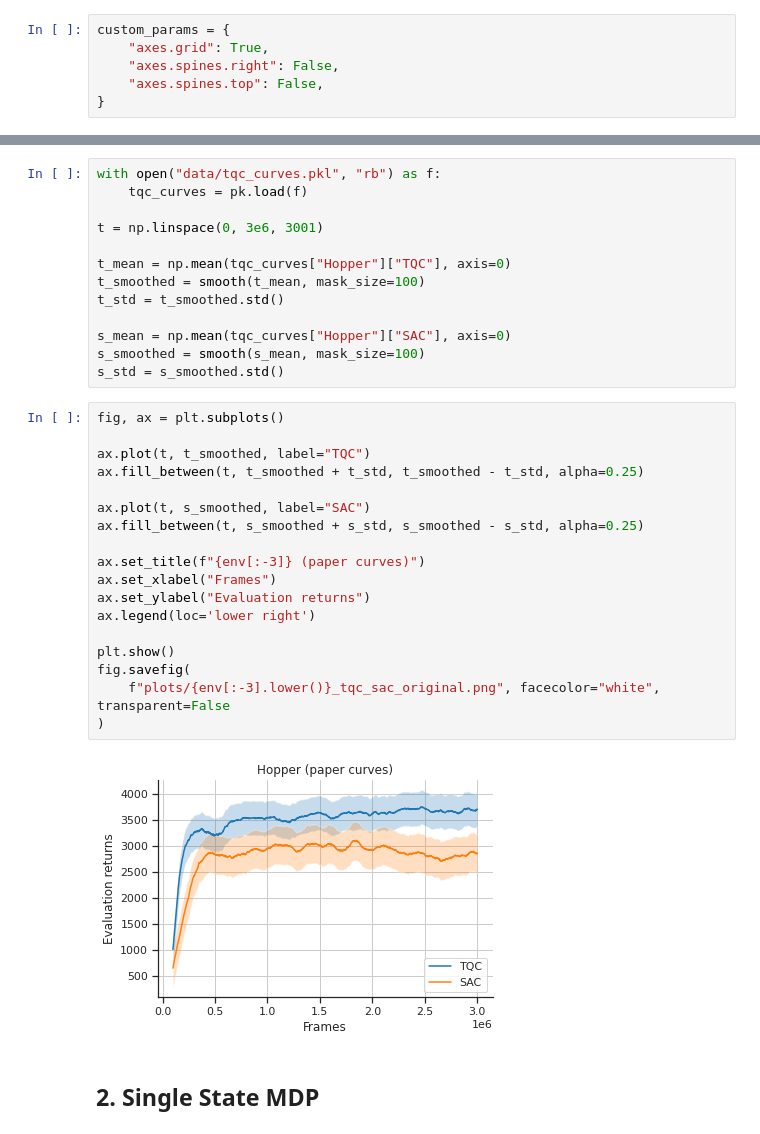
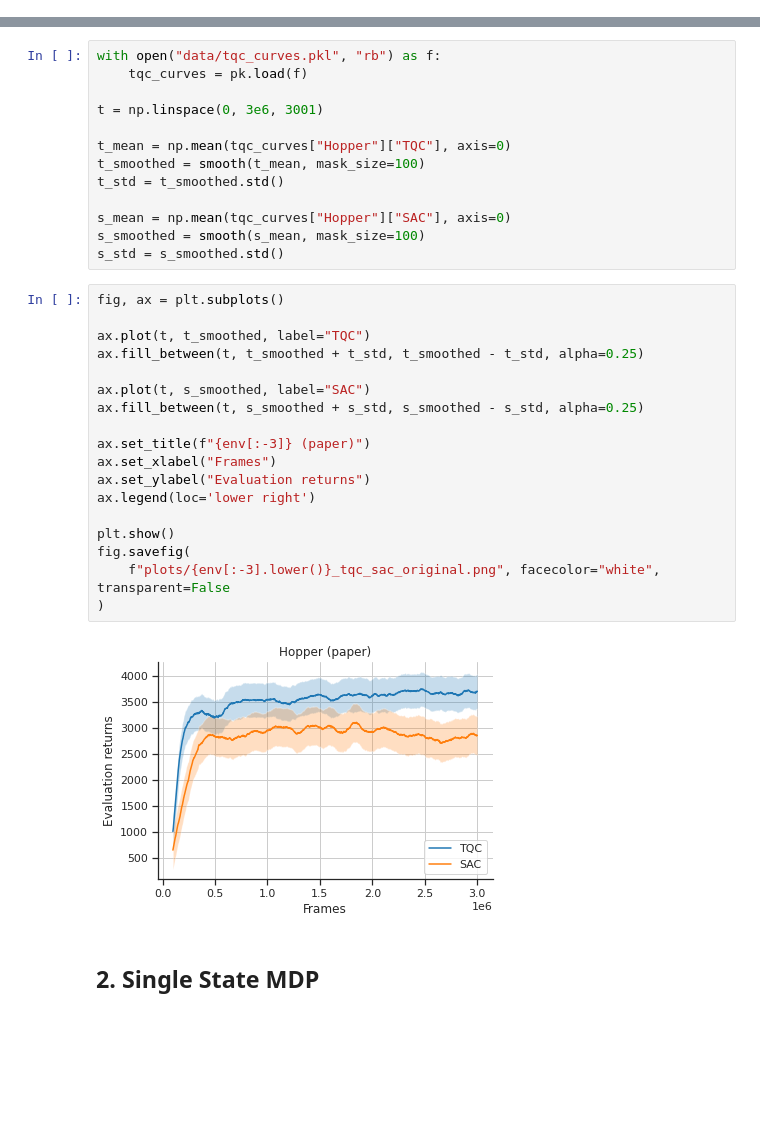
Before and after one commit to julesdubr/iar_tqc, a Jupyter notebook: plot.ipynb, the cells around one changed output, grey strips where cells are left out. Cells and saved outputs as stored; diff of their text form; blank space fills up the shorter version.

```diff
--- a/plot.ipynb
+++ b/plot.ipynb
@@ -12,9 +15,3 @@ import glob
-# %%
-custom_params = {
-    "axes.grid": True,
-    "axes.spines.right": False,
-    "axes.spines.top": False,
-}
 # %% [markdown]
 ## 1. Hopper
 # %% [markdown]
@@ -93,23 +90,23 @@ s_std = s_smoothed.std()
 # %%
 fig, ax = plt.subplots()
 
 ax.plot(t, t_smoothed, label="TQC")
 ax.fill_between(t, t_smoothed + t_std, t_smoothed - t_std, alpha=0.25)
 
 ax.plot(t, s_smoothed, label="SAC")
 ax.fill_between(t, s_smoothed + s_std, s_smoothed - s_std, alpha=0.25)
 
-ax.set_title(f"{env[:-3]} (paper curves)")
+ax.set_title(f"{env[:-3]} (paper)")
 ax.set_xlabel("Frames")
 ax.set_ylabel("Evaluation returns")
 ax.legend(loc='lower right')
 
 plt.show()
 fig.savefig(
     f"plots/{env[:-3].lower()}_tqc_sac_original.png", facecolor="white", transparent=False
 )
 # %% [output]
-[figure, old version]
+[figure, new version]
 # %% [markdown]
 ## 2. Single State MDP
 # %% [markdown]
```
Also changed, not shown: parts of 7 cells of this notebook, 6 other files.
